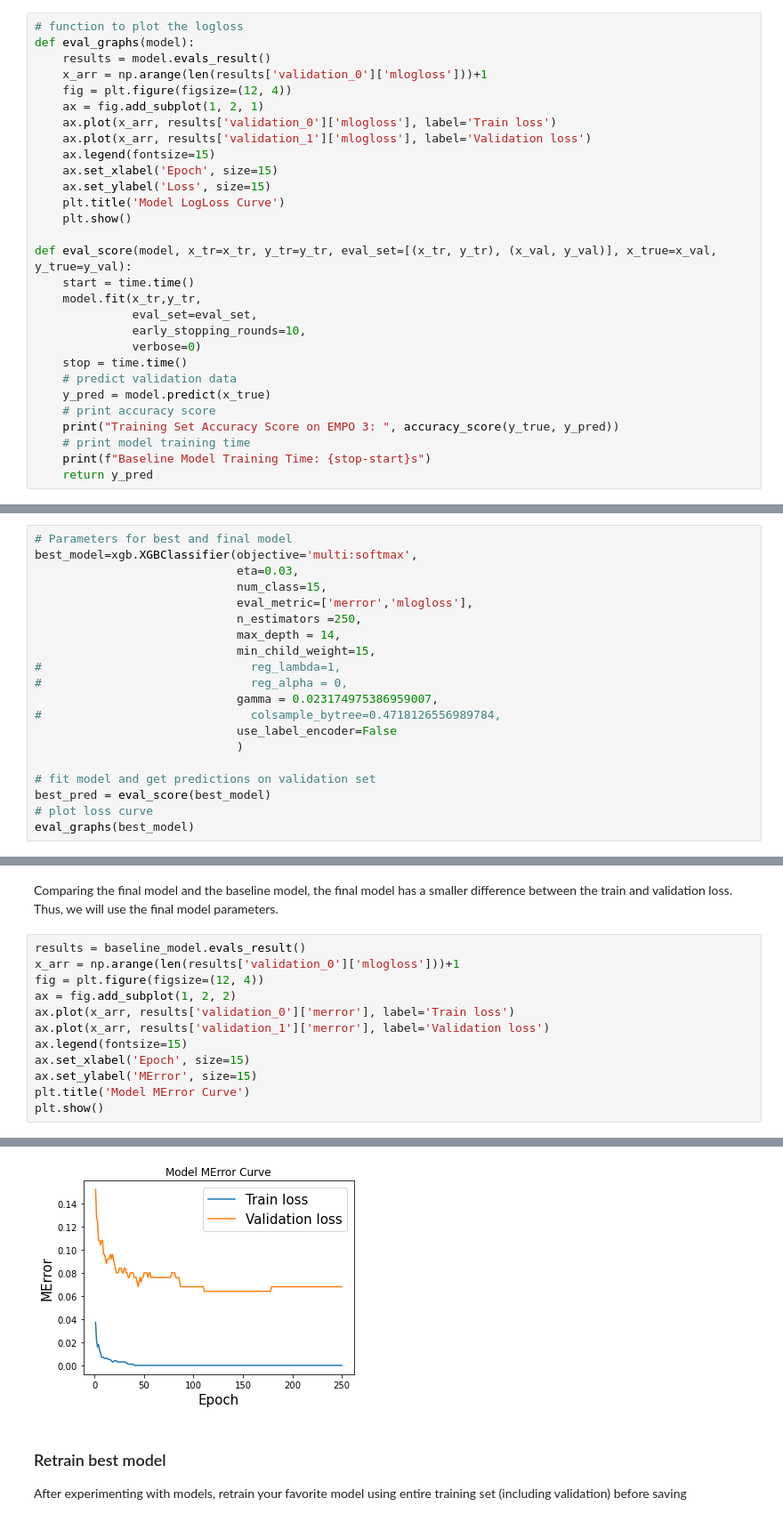
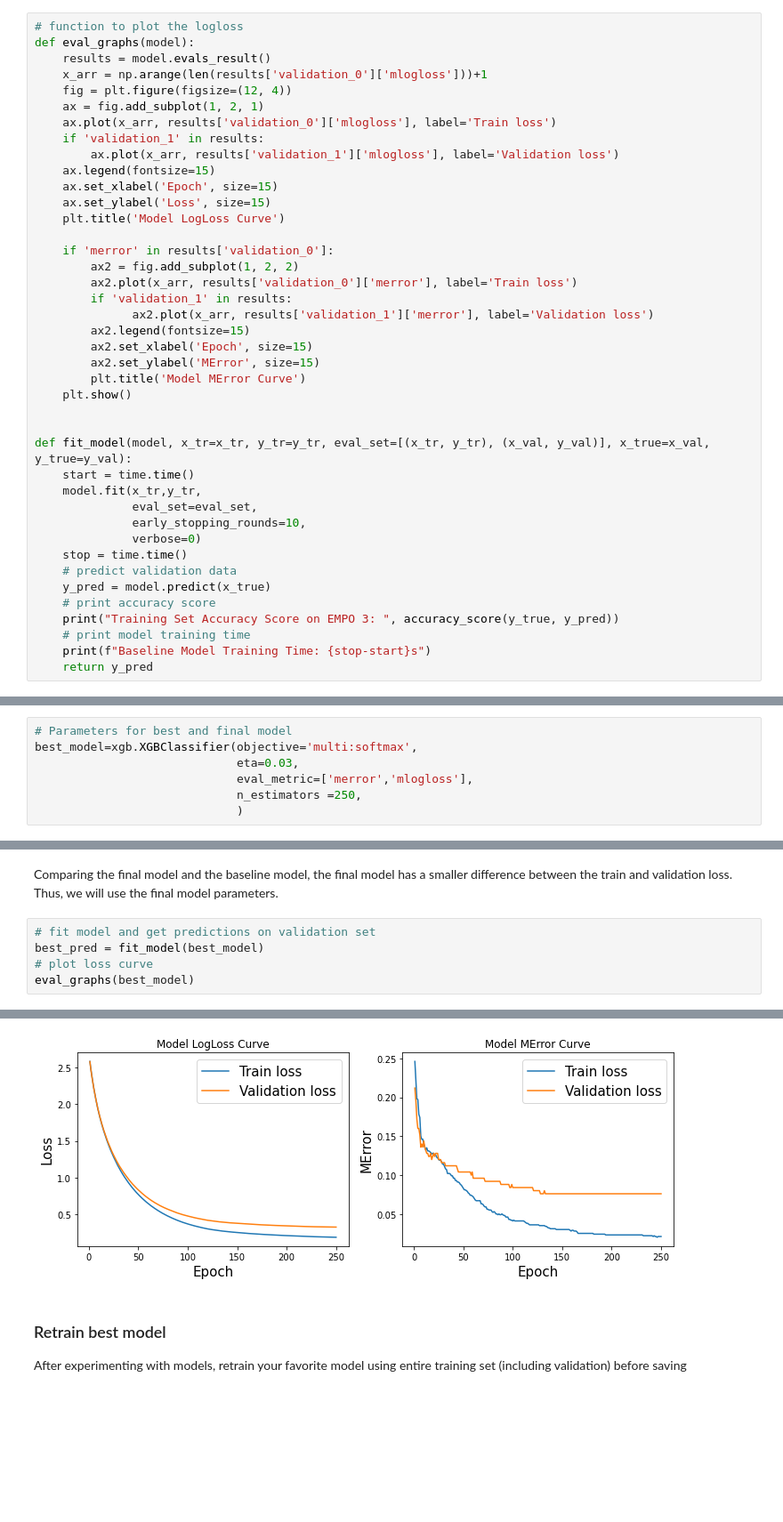
Before and after one commit to hlu17/Protein-Environment-Classification, a Jupyter notebook: modeling/xgb_empo3.ipynb, the cells around one changed output, grey strips where cells are left out. Shown at 89% size. Drawn from its saved outputs; the diff is of its cells as text; blank space fills up the shorter version.

```diff
--- a/modeling/xgb_empo3.ipynb
+++ b/modeling/xgb_empo3.ipynb
@@ -92,14 +89,26 @@ def eval_graphs(model):
     fig = plt.figure(figsize=(12, 4))
     ax = fig.add_subplot(1, 2, 1)
     ax.plot(x_arr, results['validation_0']['mlogloss'], label='Train loss')
-    ax.plot(x_arr, results['validation_1']['mlogloss'], label='Validation loss')
+    if 'validation_1' in results:
+        ax.plot(x_arr, results['validation_1']['mlogloss'], label='Validation loss')
     ax.legend(fontsize=15)
     ax.set_xlabel('Epoch', size=15)
     ax.set_ylabel('Loss', size=15)
     plt.title('Model LogLoss Curve')
+
+    if 'merror' in results['validation_0']:
+        ax2 = fig.add_subplot(1, 2, 2)
+        ax2.plot(x_arr, results['validation_0']['merror'], label='Train loss')
+        if 'validation_1' in results:
+              ax2.plot(x_arr, results['validation_1']['merror'], label='Validation loss')
+        ax2.legend(fontsize=15)
+        ax2.set_xlabel('Epoch', size=15)
+        ax2.set_ylabel('MError', size=15)
+        plt.title('Model MError Curve')
     plt.show()
 
-def eval_score(model, x_tr=x_tr, y_tr=y_tr, eval_set=[(x_tr, y_tr), (x_val, y_val)], x_true=x_val, y_true=y_val):
+
+def fit_model(model, x_tr=x_tr, y_tr=y_tr, eval_set=[(x_tr, y_tr), (x_val, y_val)], x_true=x_val, y_true=y_val):
     start = time.time()
     model.fit(x_tr,y_tr,
               eval_set=eval_set,
@@ -242,19 +244,6 @@ SCORE:
 # Parameters for best and final model
 best_model=xgb.XGBClassifier(objective='multi:softmax',
                              eta=0.03,
-                             num_class=15,
                              eval_metric=['merror','mlogloss'],
                              n_estimators =250,
-                             max_depth = 14,
-                             min_child_weight=15,
-#                              reg_lambda=1,
-#                              reg_alpha = 0,
-                             gamma = 0.023174975386959007,
-#                              colsample_bytree=0.4718126556989784,
-                             use_label_encoder=False
                              )
-
-# fit model and get predictions on validation set
-best_pred = eval_score(best_model)
-# plot loss curve
-eval_graphs(best_model)
@@ -265,15 +250,8 @@ Baseline Model Training Time: 1213.2843372821808s
 # %% [markdown]
 Comparing the final model and the baseline model, the final model has a smaller difference between the train and validation loss. Thus, we will use the final model parameters.
 # %%
-results = baseline_model.evals_result()
-x_arr = np.arange(len(results['validation_0']['mlogloss']))+1
-fig = plt.figure(figsize=(12, 4))
-ax = fig.add_subplot(1, 2, 2)
-ax.plot(x_arr, results['validation_0']['merror'], label='Train loss')
-ax.plot(x_arr, results['validation_1']['merror'], label='Validation loss')
-ax.legend(fontsize=15)
-ax.set_xlabel('Epoch', size=15)
-ax.set_ylabel('MError', size=15)
-plt.title('Model MError Curve')
-plt.show()
+# fit model and get predictions on validation set
+best_pred = fit_model(best_model)
+# plot loss curve
+eval_graphs(best_model)
 # %% [output]
@@ -280,4 +260,4 @@ plt.show()
-[figure, old version]
+[figure, new version]
 # %% [markdown]
 ### Retrain best model
 After experimenting with models, retrain your favorite model using entire training set (including validation) before saving
```
Also changed, not shown: parts of 11 cells of this notebook, 3 other files.
